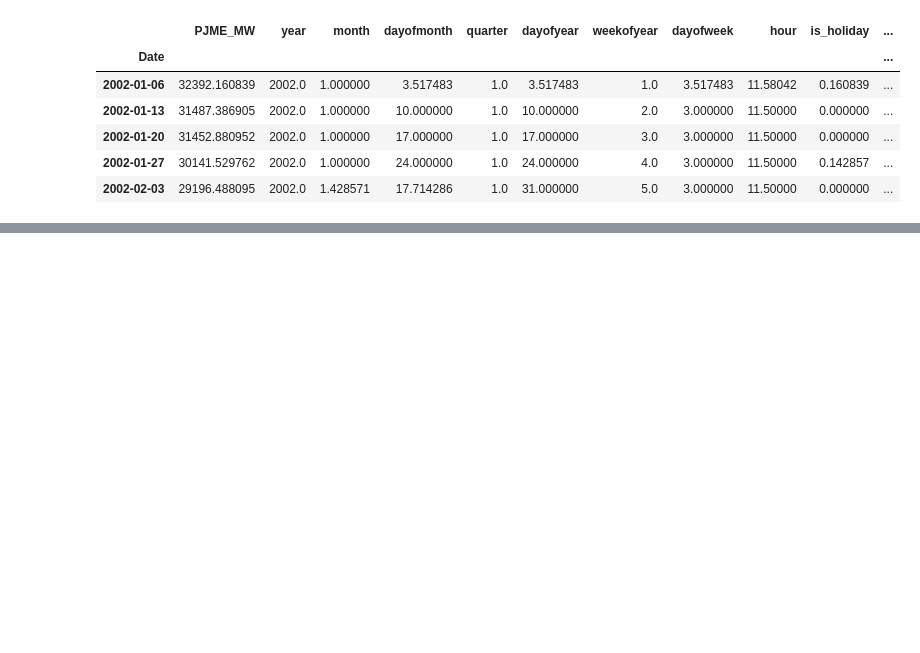
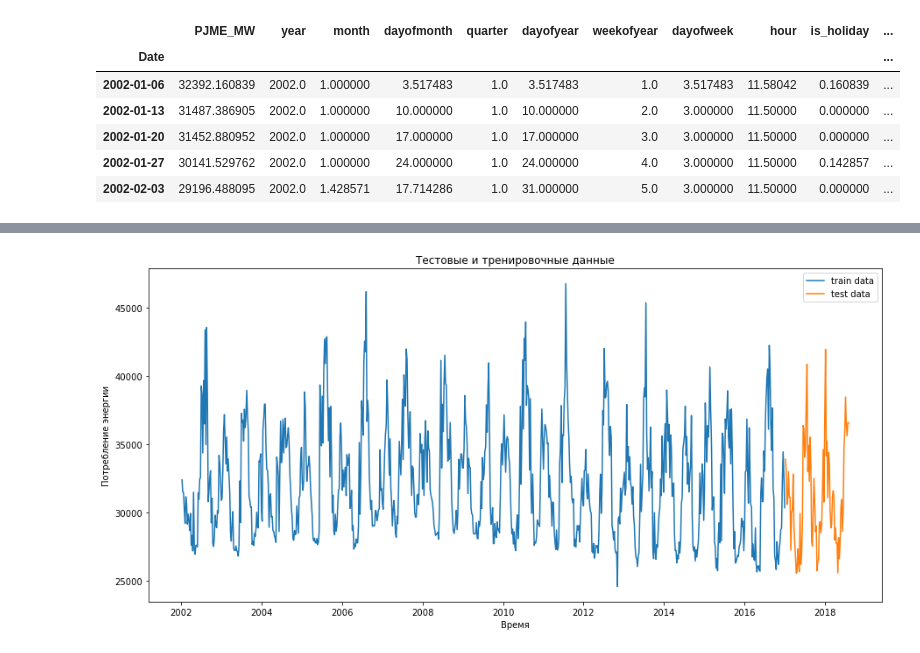
Before and after one commit to ARIV2019/machine-learning-in-business, a Jupyter notebook: les_4.ipynb, the cells around one changed output, grey strips where cells are left out. Saved outputs shown, nothing was run; the diff lists cells and outputs as text; code cells hidden in the pictures; blank space fills up the shorter version.

```diff
--- a/les_4.ipynb
+++ b/les_4.ipynb
@@ -68,2 +68,33 @@ is_next_holiday    866 non-null float64
 dtypes: float64(12)
 memory usage: 88.0 KB
+# %%
+from sklearn.ensemble import GradientBoostingRegressor
+from sklearn.preprocessing import StandardScaler
+
+from sklearn.metrics import mean_absolute_error, mean_squared_error, median_absolute_error, r2_score
+scl =StandardScaler()
+scly =StandardScaler()
+
+# сделаем примеры и модель
+def split_data_b( data, split_date ):
+    return data.loc[data.index.get_level_values('Date') <= split_date].copy(), \
+           data.loc[data.index.get_level_values('Date') >  split_date].copy()
+
+train_b, test_b = split_data_b( data_w, '01-01-2017')
+
+X_train_b = train_b.iloc[:-1,:]
+y_train_b = train_b[data_w.columns[0]].values[1:]
+X_test_b = test_b.iloc[:-1,:]
+y_test_b = test_b[data_w.columns[0]].values[1:]
+
+
+plt.figure( figsize=( 15, 7 ))
+plt.xlabel('Время')
+plt.ylabel('Потребление энергии')
+plt.plot(train_b.index.get_level_values('Date'),train_b[data_w.columns[0]], label='train data' )
+plt.plot(test_b.index.get_level_values('Date'),test_b[data_w.columns[0]], label='test data')
+plt.title( 'Тестовые и тренировочные данные' )
+plt.legend()
+plt.show()
+# %% [output]
+[figure, added]
```
Also changed, not shown: parts of 4 cells of this notebook.
